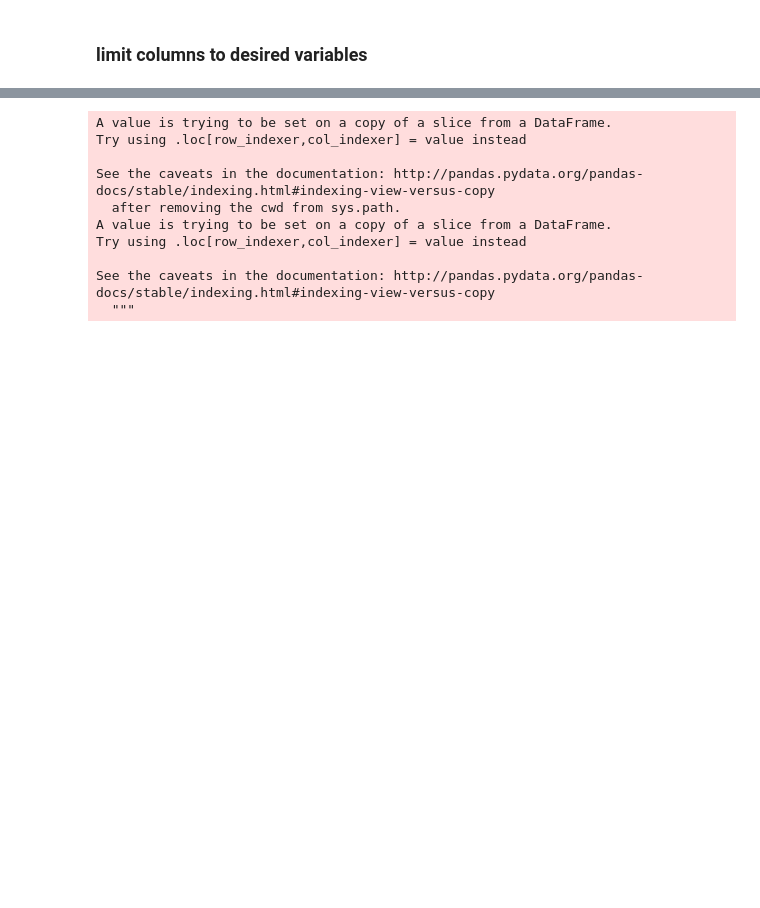
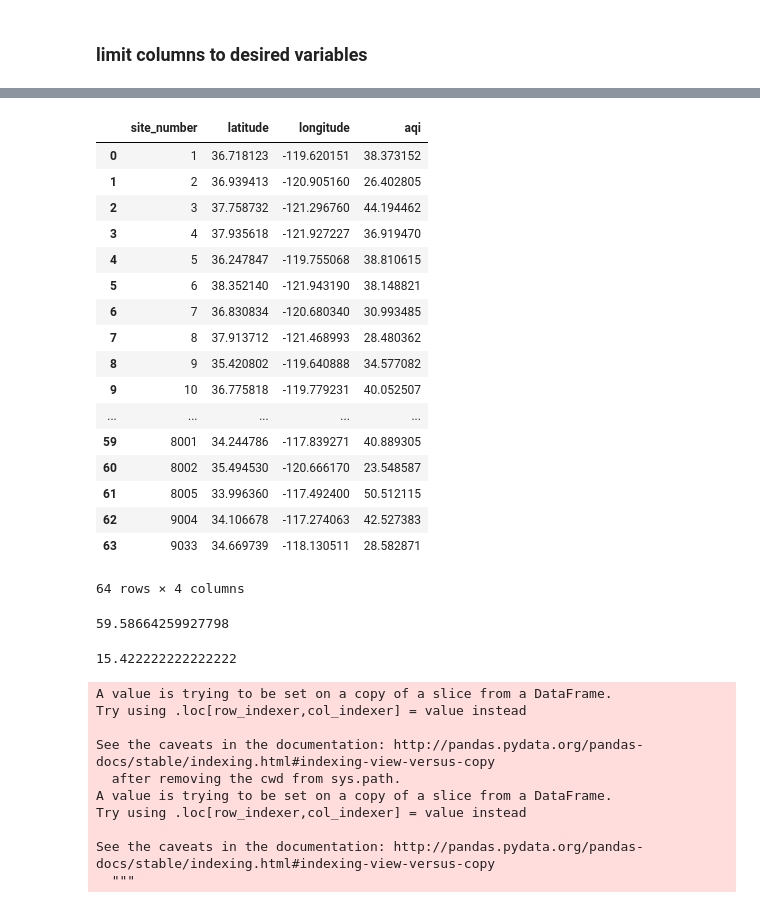
Before and after one commit to chengchenggan/AirQuanlityMonitor, a Jupyter notebook: California_Air_Quality.ipynb, the cells around one changed output, grey strips where cells are left out. Cells and saved outputs as stored; diff of their text form; code cells hidden in the pictures; blank space fills up the shorter version.

Commit message:
add heatmap

```diff
--- a/California_Air_Quality.ipynb
+++ b/California_Air_Quality.ipynb
@@ -230,7 +230,7 @@ dtype: int64
 # %% [markdown]
 ### limit columns to desired variables
 # %%
-ca_clean = combined_ca[['aqi','cbsa','city','county','county_code','date_local','parameter_code','sample_duration','pollutant_standard','latitude','longitude','state','state_code']]
+ca_clean = combined_ca[['aqi','cbsa','city','county','county_code','date_local','parameter_code','sample_duration','pollutant_standard','latitude','longitude','state','state_code','site_address','site_number']]
 # ca_clean['county_code'] = ca_clean['county_code'].str.zfill(3)
 ca_clean.head()
 # ca_clean.count()
@@ -241,3 +241,44 @@ ca_clean.head()
 | 2 | 8.0 | San Francisco-Oakland-Hayward, CA | Livermore | Alameda | 1 | 2019-03-29 | 88101 | 24-HR BLK AVG | ... |
 | 3 | 19.0 | San Francisco-Oakland-Hayward, CA | Livermore | Alameda | 1 | 2019-03-28 | 88101 | 24-HR BLK AVG | ... |
 | 4 | 9.0 | San Francisco-Oakland-Hayward, CA | Livermore | Alameda | 1 | 2019-03-27 | 88101 | 24-HR BLK AVG | ... |
+# %%
+# data set 1 = all records from counties with the same standard and sample duration (24 hours)
+ca_clean2 = ca_clean.loc[ca_clean['pollutant_standard'] == "PM25 24-hour 2012"]
+ca_clean2 = ca_clean2.loc[ca_clean['sample_duration'] != "1 HOUR"]
+# ca_clean.head()
+ca_clean2.count()
+#ca_clean2.to_excel('templates/ca_by_site_number.xlsx')
+# %%
+# group the data by site_number for heatmap
+ca_avg2 = ca_clean2.groupby(['site_number']).mean()
+ca_avg2 = ca_avg.reset_index()
+ca_avg2 = ca_avg2[['site_number','latitude','longitude','aqi']]
+ca_avg2
+#ca_avg.count()
+# %% [output]
+|  | site_number | latitude | longitude | aqi |
+| 0 | 1 | 36.718123 | -119.620151 | 38.373152 |
+| 1 | 2 | 36.939413 | -120.905160 | 26.402805 |
+| 2 | 3 | 37.758732 | -121.296760 | 44.194462 |
+| 3 | 4 | 37.935618 | -121.927227 | 36.919470 |
+| 4 | 5 | 36.247847 | -119.755068 | 38.810615 |
+| 5 | 6 | 38.352140 | -121.943190 | 38.148821 |
+| 6 | 7 | 36.830834 | -120.680340 | 30.993485 |
+| 7 | 8 | 37.913712 | -121.468993 | 28.480362 |
+| 8 | 9 | 35.420802 | -119.640888 | 34.577082 |
+| 9 | 10 | 36.775818 | -119.779231 | 40.052507 |
+| ... | ... | ... | ... | ... |
+| 59 | 8001 | 34.244786 | -117.839271 | 40.889305 |
+| 60 | 8002 | 35.494530 | -120.666170 | 23.548587 |
+| 61 | 8005 | 33.996360 | -117.492400 | 50.512115 |
+| 62 | 9004 | 34.106678 | -117.274063 | 42.527383 |
+| 63 | 9033 | 34.669739 | -118.130511 | 28.582871 |
+64 rows × 4 columns
+# %%
+ca_avg2['aqi'].max()
+# %% [output]
+59.58664259927798
+# %%
+ca_avg2['aqi'].min()
+# %% [output]
+15.422222222222222
```
Also changed, not shown: parts of 1 cell of this notebook, 4 other files.
